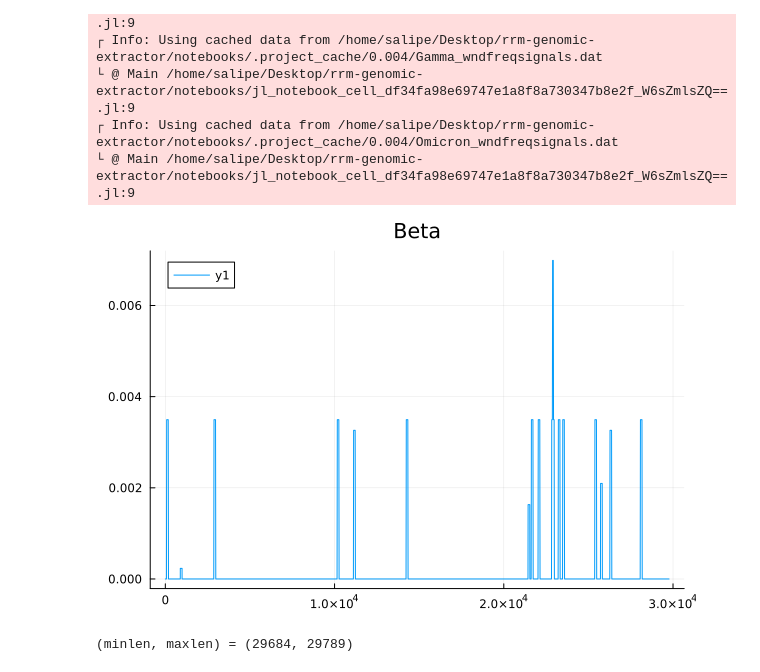
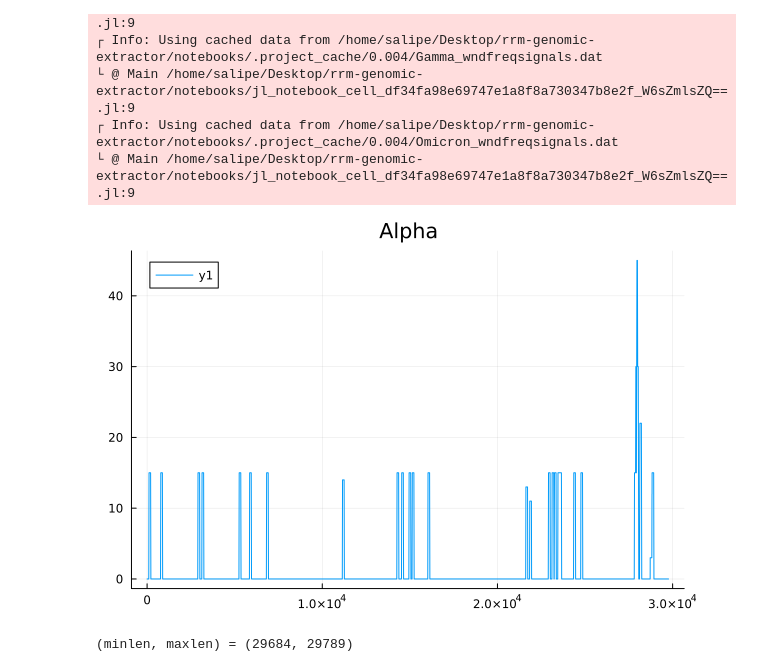
Before and after one commit to SALIPE/genomic-extractor, a Jupyter notebook: notebooks/wdwclassifier.ipynb, the cells around one changed output. Cells and saved outputs as stored; diff of their text form; code cells hidden in the pictures.

```diff
--- a/notebooks/wdwclassifier.ipynb
+++ b/notebooks/wdwclassifier.ipynb
@@ -95,11 +180,11 @@ end
 # %%
 # Alpha, Gamma, Beta, Omicron, Delta
 
-class, signals = input_data[2]
+class, signals = input_data[1]
 
-plot(signals[15], title=class)
+plot(signals[1], title=class)
 # %% [output]
-[figure, old version]
+[figure, new version]
 # %%
 minlen = minimum(x -> minimum(length, x[2]), input_data)
 maxlen = maximum(x -> maximum(length, x[2]), input_data)
```
Also changed, not shown: parts of 6 cells of this notebook, 1 other file.
